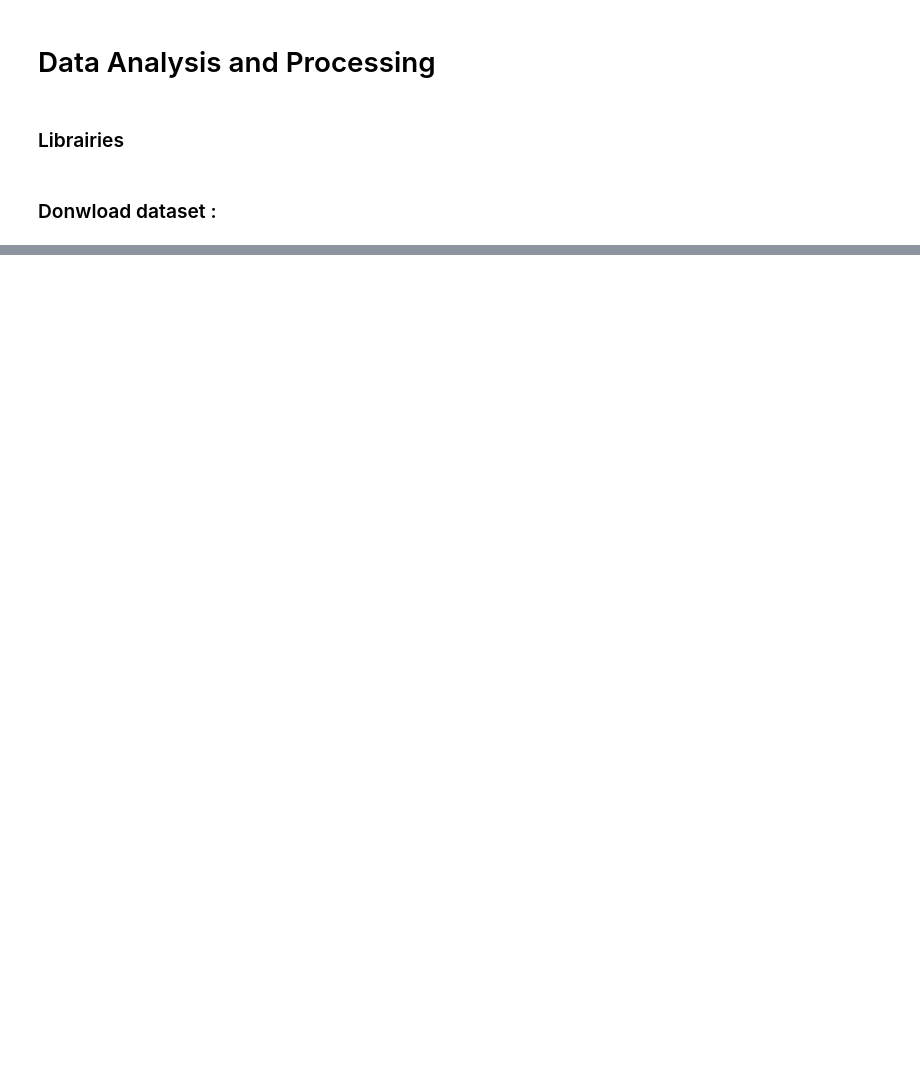
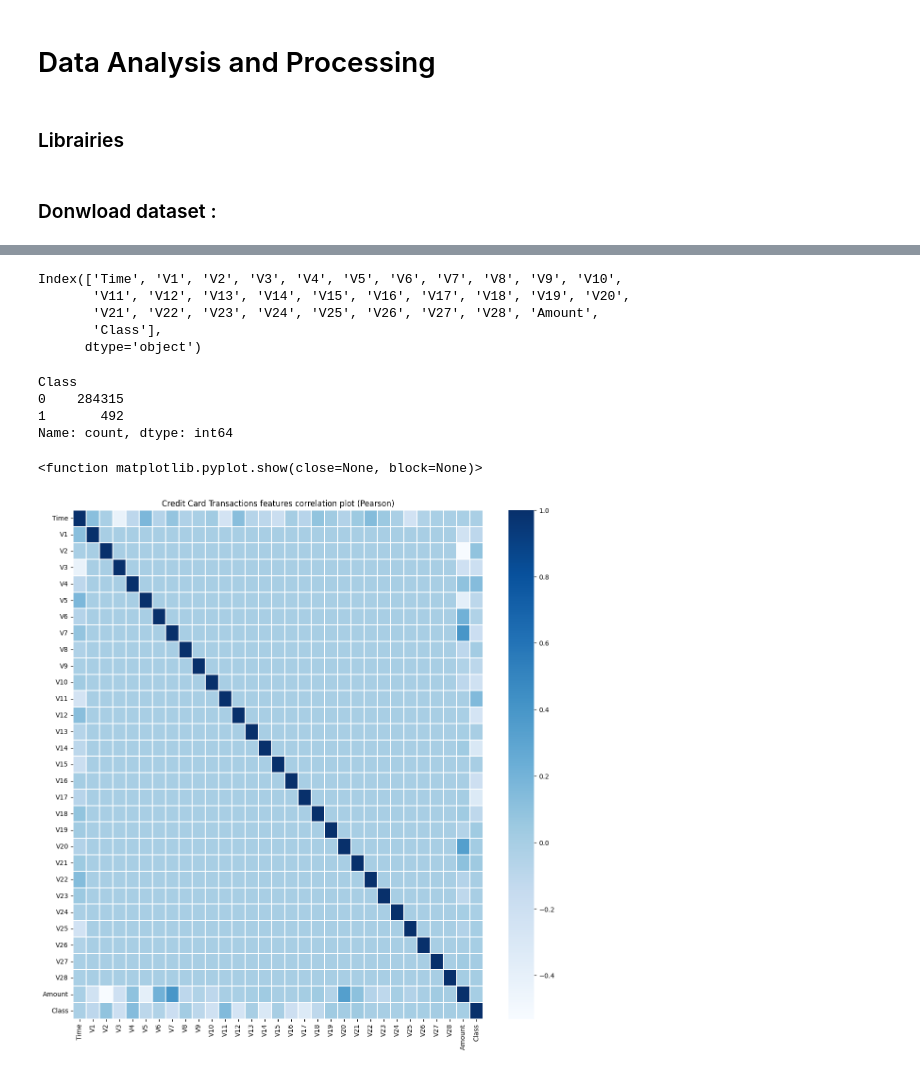
Before and after one commit to Paulpey13/bank_fraud_model_comparison, a Jupyter notebook: notebooks/data_analysis_and_processing.ipynb, the cells around one changed output, grey strips where cells are left out. Drawn from its saved outputs; the diff is of its cells as text; code cells hidden in the pictures; blank space fills up the shorter version.

```diff
--- a/notebooks/data_analysis_and_processing.ipynb
+++ b/notebooks/data_analysis_and_processing.ipynb
@@ -33,0 +85,21 @@ df.head(3)
+# %%
+# Column names
+
+df.columns
+# %% [output]
+Index(['Time', 'V1', 'V2', 'V3', 'V4', 'V5', 'V6', 'V7', 'V8', 'V9', 'V10',
+       'V11', 'V12', 'V13', 'V14', 'V15', 'V16', 'V17', 'V18', 'V19', 'V20',
+       'V21', 'V22', 'V23', 'V24', 'V25', 'V26', 'V27', 'V28', 'Amount',
+       'Class'],
+      dtype='object')
+# %%
+# Check unbalance dataset
+
+df['Class'].value_counts()
+
+# 284315 0 and 492 1 --> VERY unbalanced
+# %% [output]
+Class
+0    284315
+1       492
+Name: count, dtype: int64
@@ -33,0 +118,11 @@ df.head(3)
+# %%
+# Feature correlation matrix
+
+plt.figure(figsize = (14,14))
+plt.title('Credit Card Transactions features correlation plot (Pearson)')
+corr=df.corr()
+sns.heatmap(corr,xticklabels=corr.columns,yticklabels=corr.columns,linewidths=.1,cmap="Blues")
+plt.show
+# %% [output]
+<function matplotlib.pyplot.show(close=None, block=None)>
+[figure, added]
```
Also changed, not shown: parts of 16 cells of this notebook.
